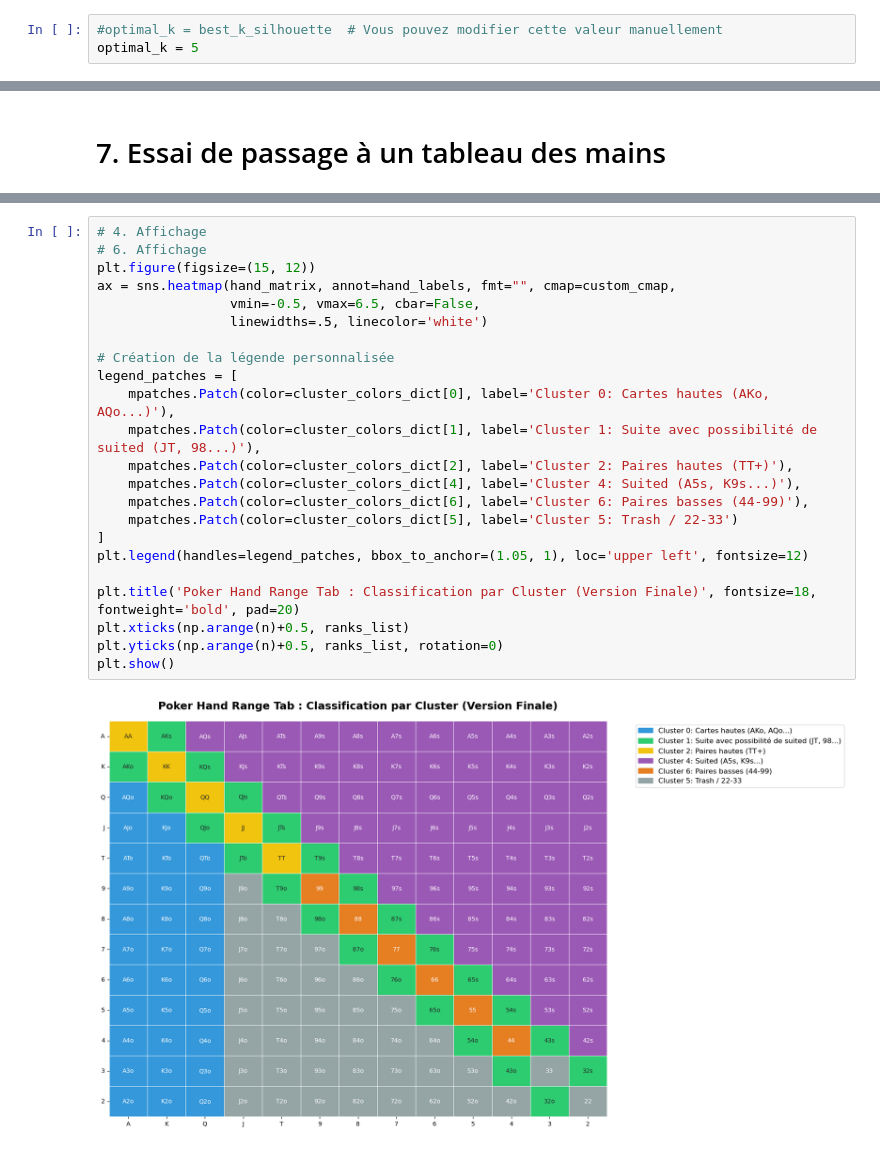
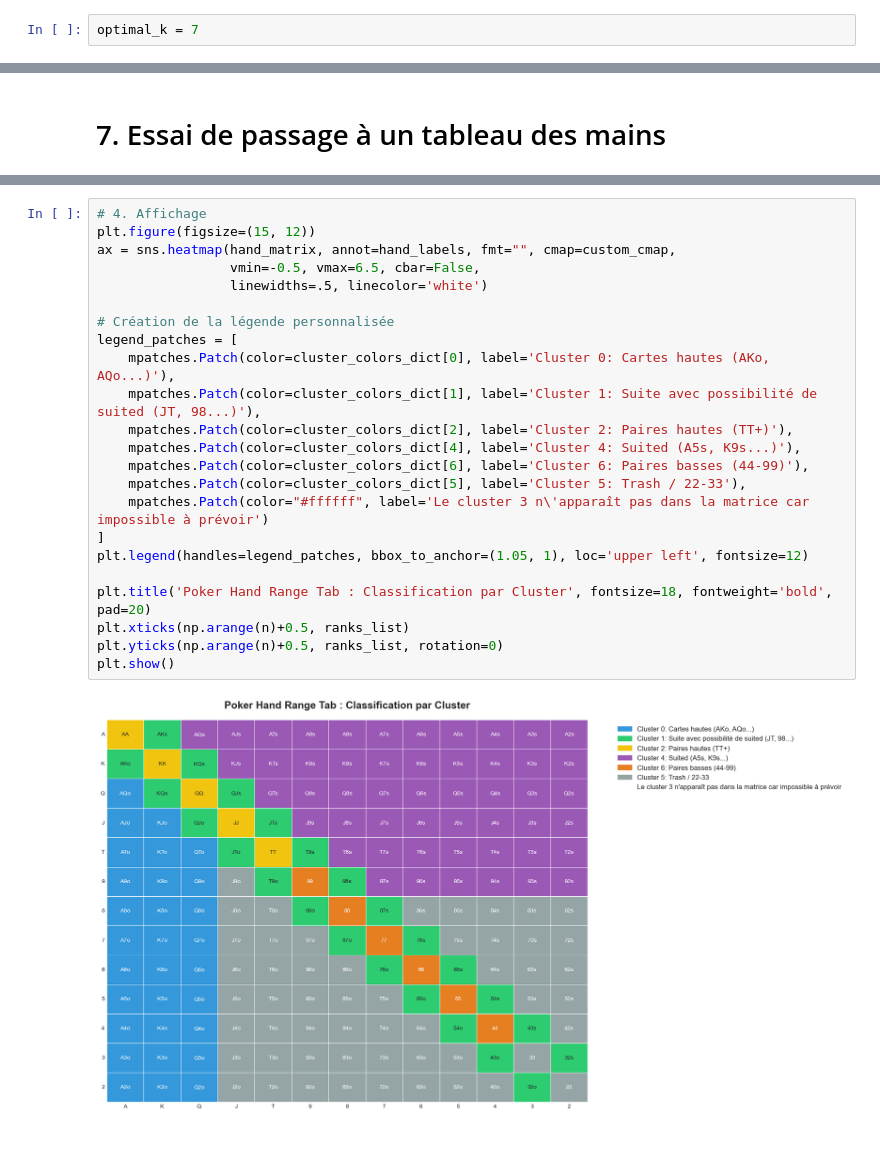
Before and after one commit to YohannTPN/DataAnalysis_PokerHandPrediction, a Jupyter notebook: DataAnalysis_Poker.ipynb, the cells around one changed output, grey strips where cells are left out. Cells and saved outputs as stored; diff of their text form.

```diff
--- a/DataAnalysis_Poker.ipynb
+++ b/DataAnalysis_Poker.ipynb
@@ -451,8 +427,7 @@ k=10 : Inertie=2061404.49, Silhouette=0.2722 (40.8s)
 # %% [markdown]
 # 3. APPLICATION DU K-MEANS AVEC K OPTIMAL
 # %%
-#optimal_k = best_k_silhouette  # Vous pouvez modifier cette valeur manuellement
-optimal_k = 5
+optimal_k = 7
 # %%
 print("\n" + "=" * 60)
 print(f"CLUSTERING AVEC K={optimal_k}")
@@ -876,25 +847,25 @@ custom_cmap = ListedColormap(colors_list)
 # %%
 # 4. Affichage
-# 6. Affichage
 plt.figure(figsize=(15, 12))
 ax = sns.heatmap(hand_matrix, annot=hand_labels, fmt="", cmap=custom_cmap,
                  vmin=-0.5, vmax=6.5, cbar=False,
                  linewidths=.5, linecolor='white')
 
 # Création de la légende personnalisée
 legend_patches = [
     mpatches.Patch(color=cluster_colors_dict[0], label='Cluster 0: Cartes hautes (AKo, AQo...)'),
     mpatches.Patch(color=cluster_colors_dict[1], label='Cluster 1: Suite avec possibilité de suited (JT, 98...)'),
     mpatches.Patch(color=cluster_colors_dict[2], label='Cluster 2: Paires hautes (TT+)'),
     mpatches.Patch(color=cluster_colors_dict[4], label='Cluster 4: Suited (A5s, K9s...)'),
     mpatches.Patch(color=cluster_colors_dict[6], label='Cluster 6: Paires basses (44-99)'),
-    mpatches.Patch(color=cluster_colors_dict[5], label='Cluster 5: Trash / 22-33')
+    mpatches.Patch(color=cluster_colors_dict[5], label='Cluster 5: Trash / 22-33'),
+    mpatches.Patch(color="#ffffff", label='Le cluster 3 n\'apparaît pas dans la matrice car impossible à prévoir')
 ]
 plt.legend(handles=legend_patches, bbox_to_anchor=(1.05, 1), loc='upper left', fontsize=12)
 
-plt.title('Poker Hand Range Tab : Classification par Cluster (Version Finale)', fontsize=18, fontweight='bold', pad=20)
+plt.title('Poker Hand Range Tab : Classification par Cluster', fontsize=18, fontweight='bold', pad=20)
 plt.xticks(np.arange(n)+0.5, ranks_list)
 plt.yticks(np.arange(n)+0.5, ranks_list, rotation=0)
 plt.show()
 # %% [output]
-[figure, old version]
+[figure, new version]
```
Also changed, not shown: parts of 6 cells of this notebook, 1 other file.
